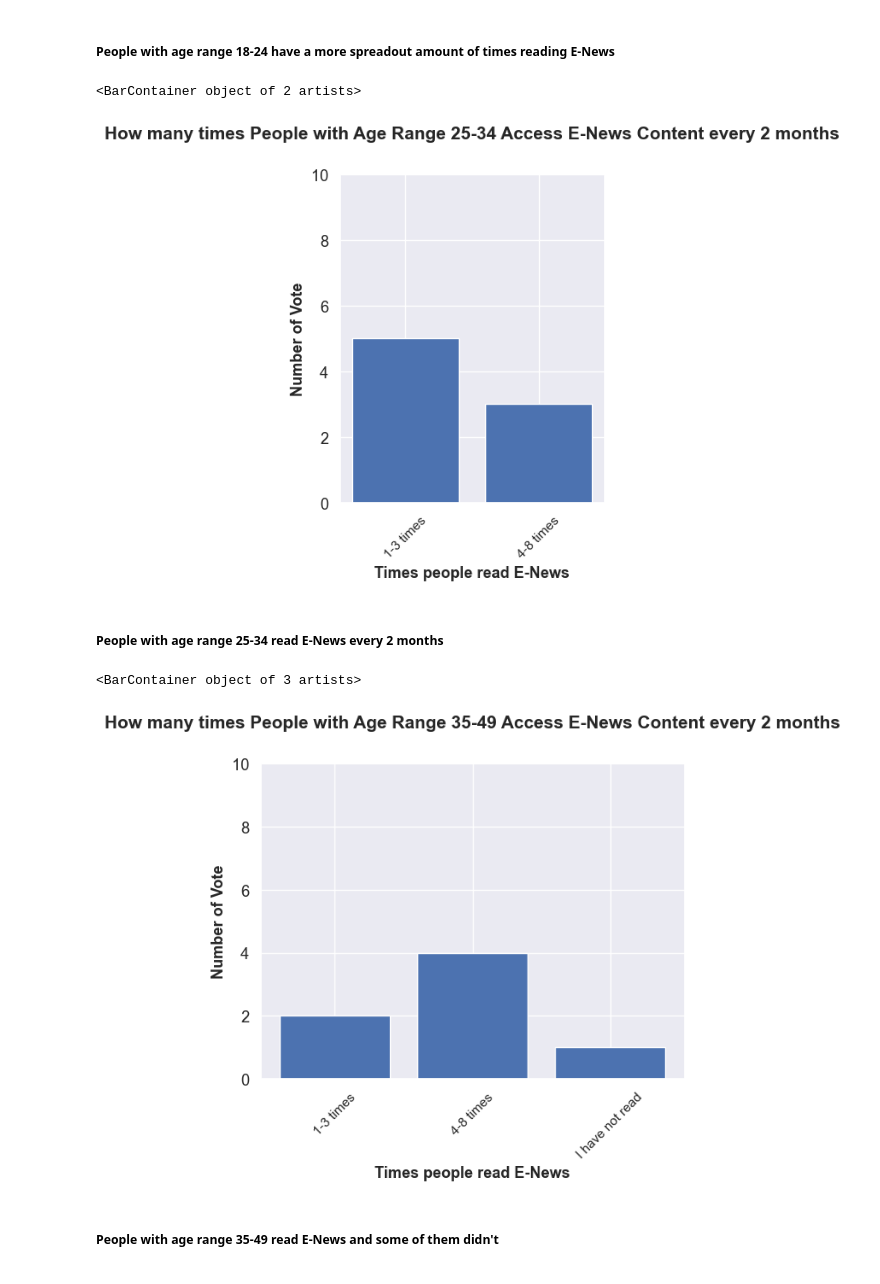
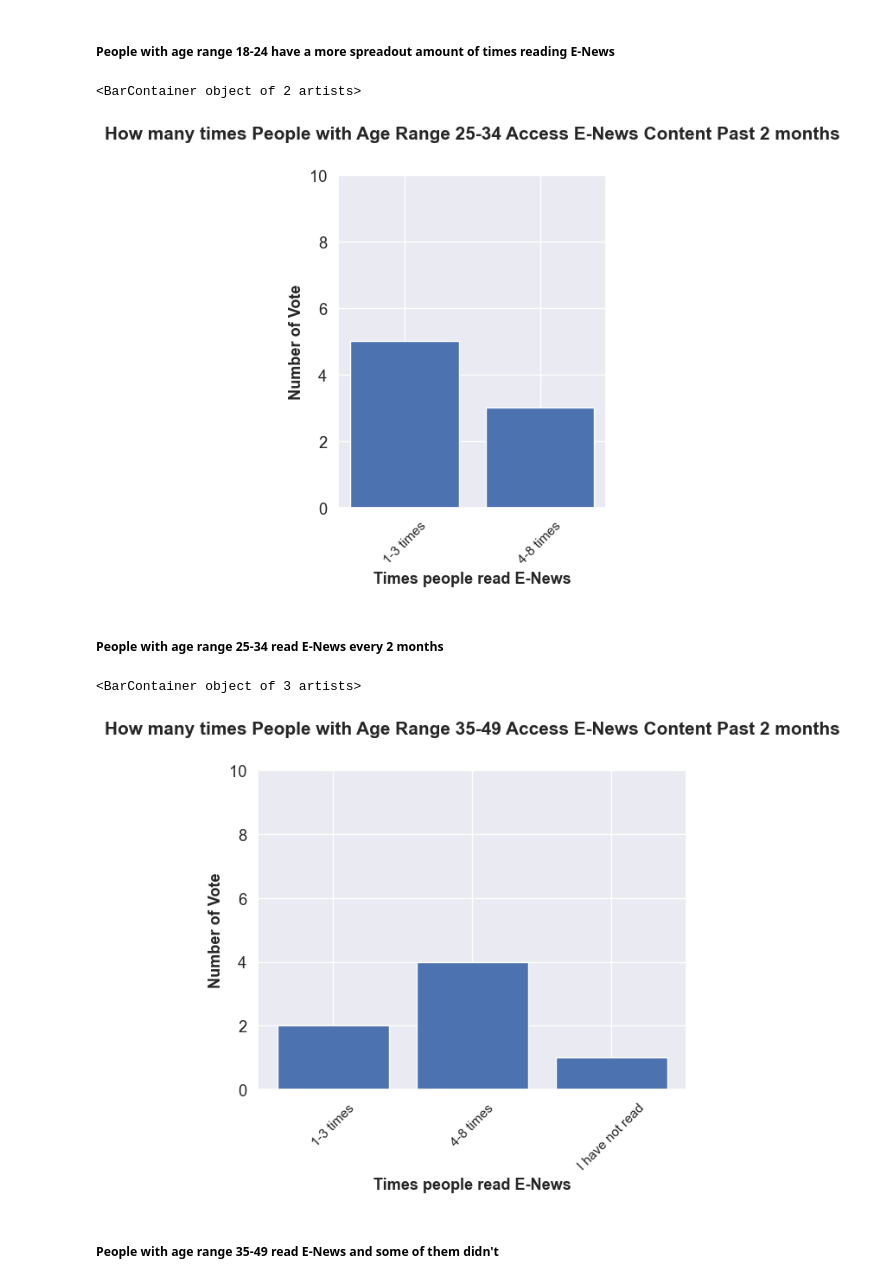
Before and after one commit to Maverick-DataScience/RANDOM-PROJECT, a Jupyter notebook: Jupyter Church E-News.ipynb, the cells around one changed output. Drawn from its saved outputs; the diff is of its cells as text; code cells hidden in the pictures.

```diff
--- a/Jupyter Church E-News.ipynb
+++ b/Jupyter Church E-News.ipynb
@@ -435,18 +430,18 @@ plt.bar(data=Youth_Read, height = 'Count', x = ['1-3 times','4-8 times','I have
 # %%
 # Note for workflow inspection: the x value in the plt.bar is decided by
 # outputting the Youth_News_Source and see which News Source they are from.. please refer to the information above
 Y_Adult_Read = Y_Adult.groupby(['No_News_Read'])['No_News_Read'].agg('count').reset_index(name='Count')
 
 plt.figure(figsize=[4,5])
 plt.ylim(0, 10)
 plt.xlabel("Times people read E-News", size = 13, fontweight='bold')
 plt.ylabel("Number of Vote", size = 13, fontweight='bold')
 plt.xticks(rotation="45", size=11)
-plt.title("How many times People with Age Range 25-34 Access E-News Content every 2 months", size = 15,fontweight='bold', pad=30)
+plt.title("How many times People with Age Range 25-34 Access E-News Content Past 2 months", size = 15,fontweight='bold', pad=30)
 plt.bar(data=Y_Adult_Read, height = 'Count', x = ['1-3 times','4-8 times'])
 # %% [output]
 <BarContainer object of 2 artists>
-[figure, old version]
+[figure, new version]
 # %% [markdown]
 ##### People with age range 25-34 read E-News every 2 months
 # %%
@@ -458,11 +453,11 @@ plt.ylim(0, 10)
 plt.xlabel("Times people read E-News", size = 13, fontweight='bold')
 plt.ylabel("Number of Vote", size = 13, fontweight='bold')
 plt.xticks(rotation="45", size=11)
-plt.title("How many times People with Age Range 35-49 Access E-News Content every 2 months", size = 15, fontweight='bold', pad=30)
+plt.title("How many times People with Age Range 35-49 Access E-News Content Past 2 months", size = 15, fontweight='bold', pad=30)
 plt.bar(data=Adult_Read, height = 'Count', x = ['1-3 times','4-8 times','I have not read'])
 # %% [output]
 <BarContainer object of 3 artists>
-[figure, old version]
+[figure, new version]
 # %% [markdown]
 ##### People with age range 35-49 read E-News and some of them didn't
 # %%
```
Also changed, not shown: parts of 5 cells of this notebook.
